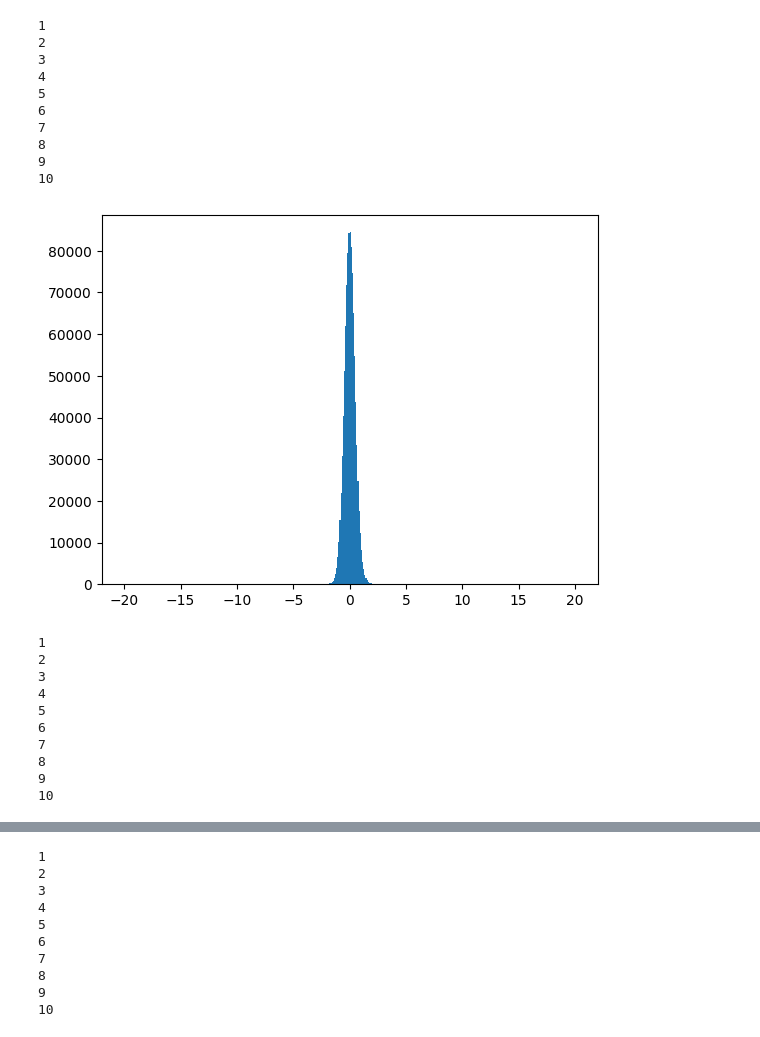
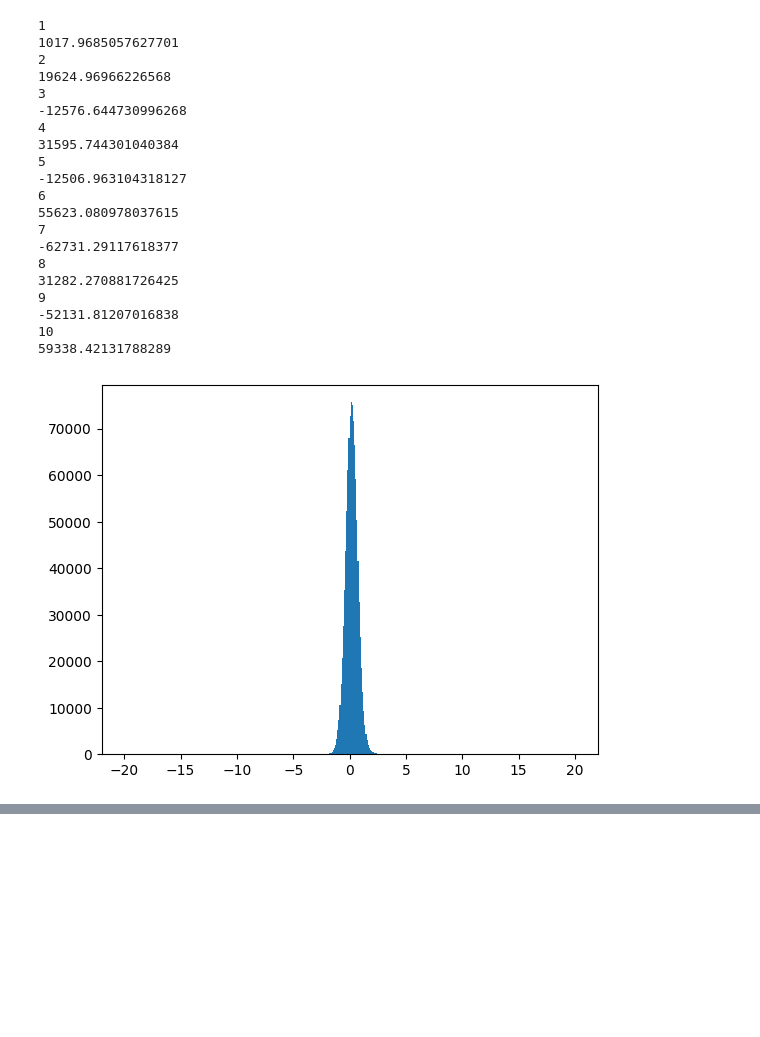
Before and after one commit to hannesvdc/Jacobian-Free-Optimal-Transport, a Jupyter notebook: NewtonKrylovSDE1D.ipynb, the cells around one changed output, grey strips where cells are left out. Cells and saved outputs as stored; diff of their text form; code cells hidden in the pictures; blank space fills up the shorter version.

```diff
--- a/NewtonKrylovSDE1D.ipynb
+++ b/NewtonKrylovSDE1D.ipynb
@@ -45,7 +45,7 @@ class SDE_General1D(object):
 NUM_PARTS = 1000000
 H = 1/128
 
-NUM_NEWTON_STEPS = 5
+NUM_NEWTON_STEPS = 1
 NUM_STEPS_FOR_ORACLE_STEP = 16
 NUM_BURNIN_STEPS = 32
 
@@ -97,7 +97,7 @@ for k in range(NUM_NEWTON_STEPS):
     for j in range(NUM_KRYLOV_DIMS):
         print(j+1)
         DELTA = 1/np.average(krylov_q[j]) # parameter we get to tune
-        # print(DELTA)
+        print(DELTA)
         x_start_perturbed = x_start + DELTA*krylov_q[j] # x + delta*q_j
         sde1.x = x_start_perturbed
         for n in range(NUM_STEPS_FOR_ORACLE_STEP):
@@ -141,21 +141,21 @@ for k in range(NUM_NEWTON_STEPS):
 1
+1017.9685057627701
 2
+19624.96966226568
 3
+-12576.644730996268
 4
+31595.744301040384
 5
+-12506.963104318127
 6
+55623.080978037615
 7
+-62731.29117618377
 8
+31282.270881726425
 9
+-52131.81207016838
 10
+59338.42131788289
-[figure, old version]
+[figure, new version]
-1
-2
-3
-4
-5
-6
-7
-8
-9
-10
@@ -163,10 +161,0 @@ for k in range(NUM_NEWTON_STEPS):
-1
-2
-3
-4
-5
-6
-7
-8
-9
-10
```
Also changed, not shown: parts of 2 cells of this notebook.
